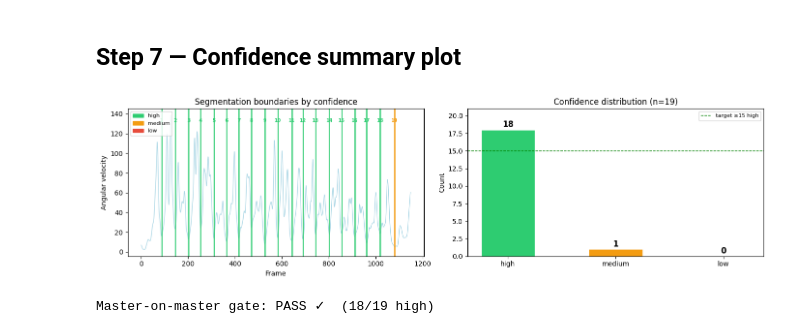
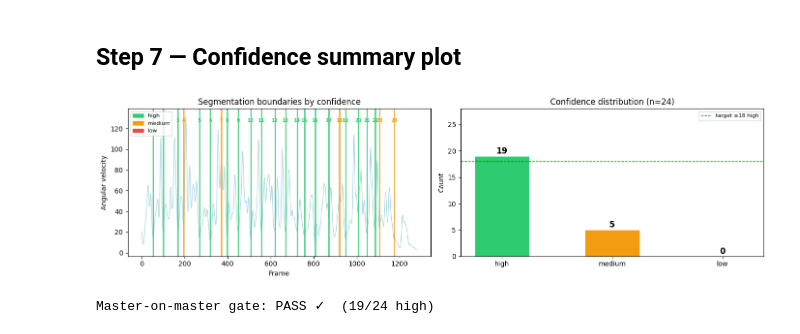
Before and after one commit to piney62/taekwondo-analysis, a Jupyter notebook: itf_analysis/notebooks/03_keypose_marking.ipynb, the cells around one changed output. Drawn from its saved outputs; the diff is of its cells as text; code cells hidden in the pictures.

```diff
--- a/itf_analysis/notebooks/03_keypose_marking.ipynb
+++ b/itf_analysis/notebooks/03_keypose_marking.ipynb
@@ -85,15 +85,15 @@ These are used as starting points — adjust them in `KEYPOSE_FRAMES` below.
 frame_indices = [fi for fi, _ in all_frame_angles]
 
 # ── SET THIS before running ───────────────────────────────────────────────────
-END_FRAME = 1081   # 품새 마지막 프레임 — 자기자리 복귀는 이 프레임 이후
+END_FRAME = 1200   # last frame of poomsae — return-to-ready occurs after this frame
 # ─────────────────────────────────────────────────────────────────────────────
 
 velocity = compute_motion_velocity(all_frame_angles, fps)
 smoothed = smooth_velocity(velocity, fps, sigma_seconds=0.1)
 valleys  = find_velocity_valleys(smoothed, fps, min_gap_sec=0.5)
 
-# avg_mov: END_FRAME 기준 — 자기자리 복귀 프레임을 포함하면 avg_mov가 커져서
-# 마지막 동작 근처 검색 윈도가 END_FRAME을 넘어 부정확해진다
+# avg_mov: based on END_FRAME — including return-to-ready frames would inflate avg_mov,
+# causing the search window near the last movement to exceed END_FRAME and become inaccurate
 total_range = END_FRAME - frame_indices[0]
 avg_mov     = total_range / NUM_MOVEMENTS
 half_window = max(1, int(avg_mov * 0.45))
@@ -315,7 +329,11 @@ print(f"END_FRAME used : {END_FRAME}  (frames beyond this are ignored)")
 
 with warnings.catch_warnings(record=True) as caught:
     warnings.simplefilter("always")
-    boundaries = segment_movements(all_frame_angles, master_keyposes, fps, end_frame=END_FRAME)
+    boundaries = segment_movements(
+        all_frame_angles, master_keyposes, fps,
+        end_frame=END_FRAME,
+        num_movements=NUM_MOVEMENTS,
+    )
 
 conf_count = Counter(b.confidence for b in boundaries)
 print(f"\nConfidence: high={conf_count['high']}  medium={conf_count['medium']}  low={conf_count['low']}")
@@ -331,6 +349,6 @@ if caught:
     for w in caught:
         print(f"  {w.message}")
 
-gate_target = int(NUM_MOVEMENTS * 0.79)  # 79% high 기준 (천지 기준 15/19)
+gate_target = int(NUM_MOVEMENTS * 0.79)
 gate = conf_count["high"] >= gate_target
 print(f"\nMaster-on-master gate: {'PASS ✓' if gate else 'FAIL ✗'}  ({conf_count['high']}/{NUM_MOVEMENTS} high  |  target >= {gate_target})")
@@ -345,37 +381,36 @@ ax.plot(frame_indices[:-1], smoothed, color="lightblue", lw=1)
 
 CONF_COLOR = {"high": "#2ecc71", "medium": "#f39c12", "low": "#e74c3c"}
 for b in boundaries:
     c = CONF_COLOR[b.confidence]
     ax.axvline(b.frame, color=c, lw=2, alpha=0.85)
     ax.text(b.frame, smoothed.max() * 0.95, str(b.movement_number),
             ha="center", fontsize=7, color=c, fontweight="bold")
 
 patches = [mpatches.Patch(color=v, label=k) for k, v in CONF_COLOR.items()]
 ax.legend(handles=patches, loc="upper left", fontsize=8)
 ax.set_xlabel("Frame")
 ax.set_ylabel("Angular velocity")
 ax.set_title("Segmentation boundaries by confidence")
 
 # ── Right: confidence bar chart ───────────────────────────────────────────────
 ax2 = axes[1]
 labels = ["high", "medium", "low"]
 counts = [conf_count[l] for l in labels]
 colors = [CONF_COLOR[l] for l in labels]
 bars = ax2.bar(labels, counts, color=colors, edgecolor="white", width=0.5)
 for bar, cnt in zip(bars, counts):
     ax2.text(bar.get_x() + bar.get_width() / 2, bar.get_height() + 0.1,
              str(cnt), ha="center", va="bottom", fontsize=12, fontweight="bold")
-ax2.set_ylim(0, 21)
+ax2.set_ylim(0, NUM_MOVEMENTS + 4)
 ax2.set_ylabel("Count")
-ax2.set_title(f"Confidence distribution (n=19)")
-ax2.axhline(15, color="green", lw=1, ls="--", label="target ≥15 high")
+ax2.set_title(f"Confidence distribution (n={NUM_MOVEMENTS})")
+ax2.axhline(gate_target, color="green", lw=1, ls="--", label=f"target ≥{gate_target} high")
 ax2.legend(fontsize=8)
 
 plt.tight_layout()
 plt.show()
 
-gate = conf_count["high"] >= 15
-print(f"\nMaster-on-master gate: {'PASS ✓' if gate else 'FAIL ✗'}  ({conf_count['high']}/19 high)")
+print(f"\nMaster-on-master gate: {'PASS ✓' if gate else 'FAIL ✗'}  ({conf_count['high']}/{NUM_MOVEMENTS} high)")
 # %% [output]
-[figure, old version]
+[figure, new version]
-Master-on-master gate: PASS ✓  (18/19 high)
+Master-on-master gate: PASS ✓  (19/24 high)
```
Also changed, not shown: parts of 11 cells of this notebook, 11 other files.
